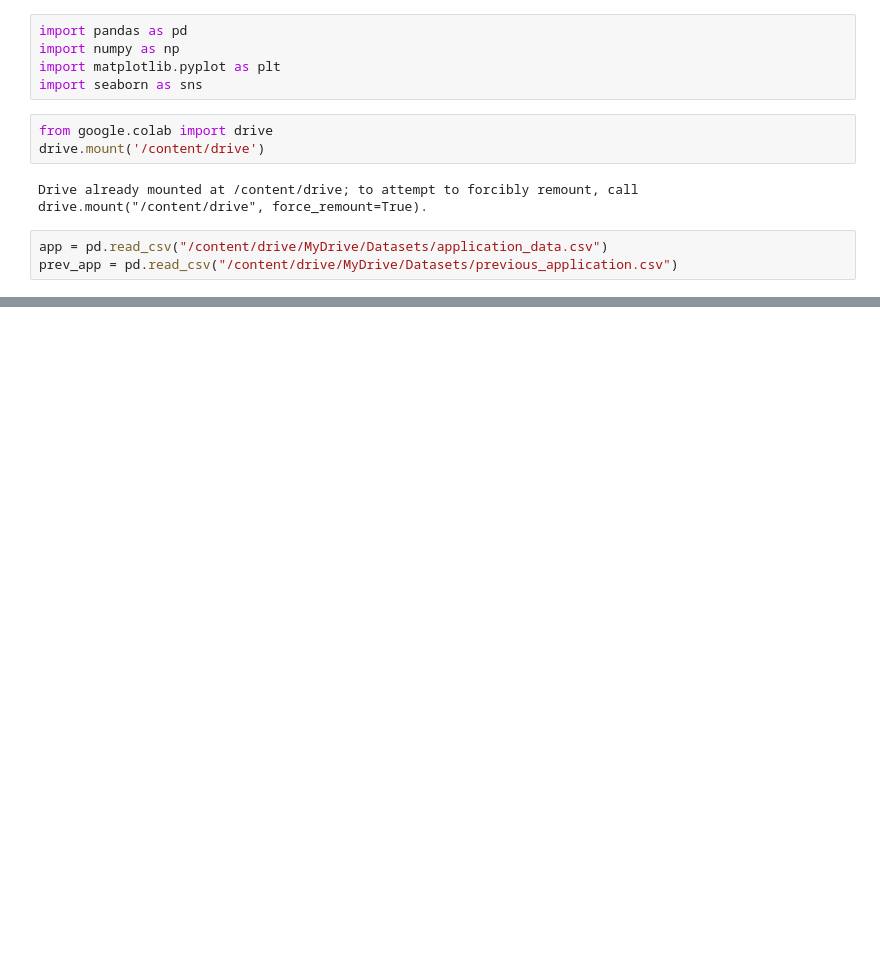
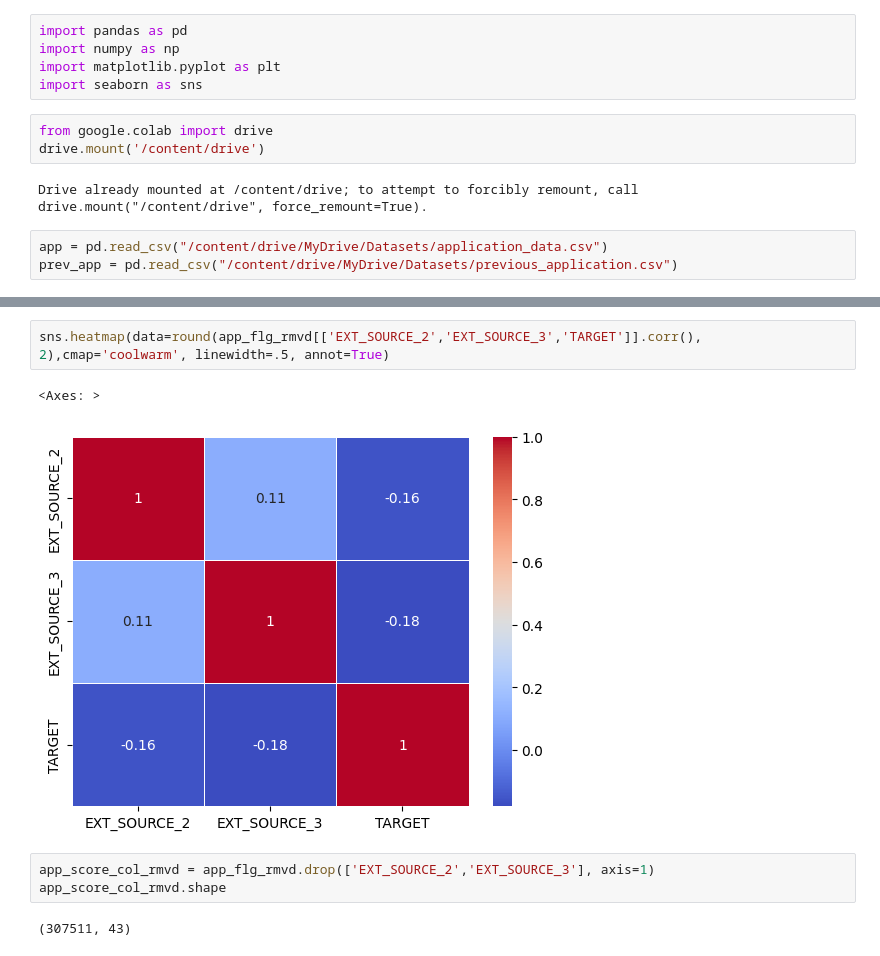
Before and after one commit to sudama-inc/EDA-with-Pandas-and-Numpy, a Jupyter notebook: Exploratory_Data_Analysis_(EDA)_with_Pandas_and_Numpy.ipynb, the cells around one changed output, grey strips where cells are left out. Drawn from its saved outputs; the diff is of its cells as text; blank space fills up the shorter version.

```diff
--- a/Exploratory_Data_Analysis_(EDA)_with_Pandas_and_Numpy.ipynb
+++ b/Exploratory_Data_Analysis_(EDA)_with_Pandas_and_Numpy.ipynb
@@ -25,0 +174,10 @@ prev_app.head()
+# %%
+sns.heatmap(data=round(app_flg_rmvd[['EXT_SOURCE_2','EXT_SOURCE_3','TARGET']].corr(), 2),cmap='coolwarm', linewidth=.5, annot=True)
+# %% [output]
+<Axes: >
+[figure, added]
+# %%
+app_score_col_rmvd = app_flg_rmvd.drop(['EXT_SOURCE_2','EXT_SOURCE_3'], axis=1)
+app_score_col_rmvd.shape
+# %% [output]
+(307511, 43)
```
Also changed, not shown: parts of 82 cells of this notebook.
